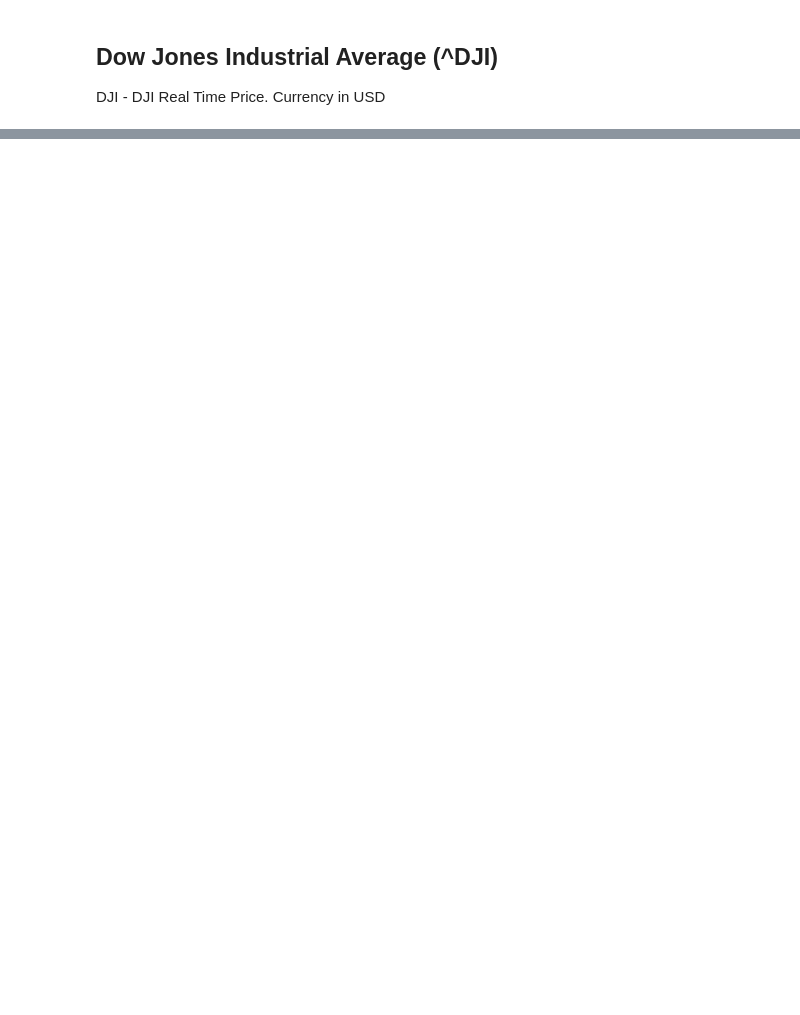
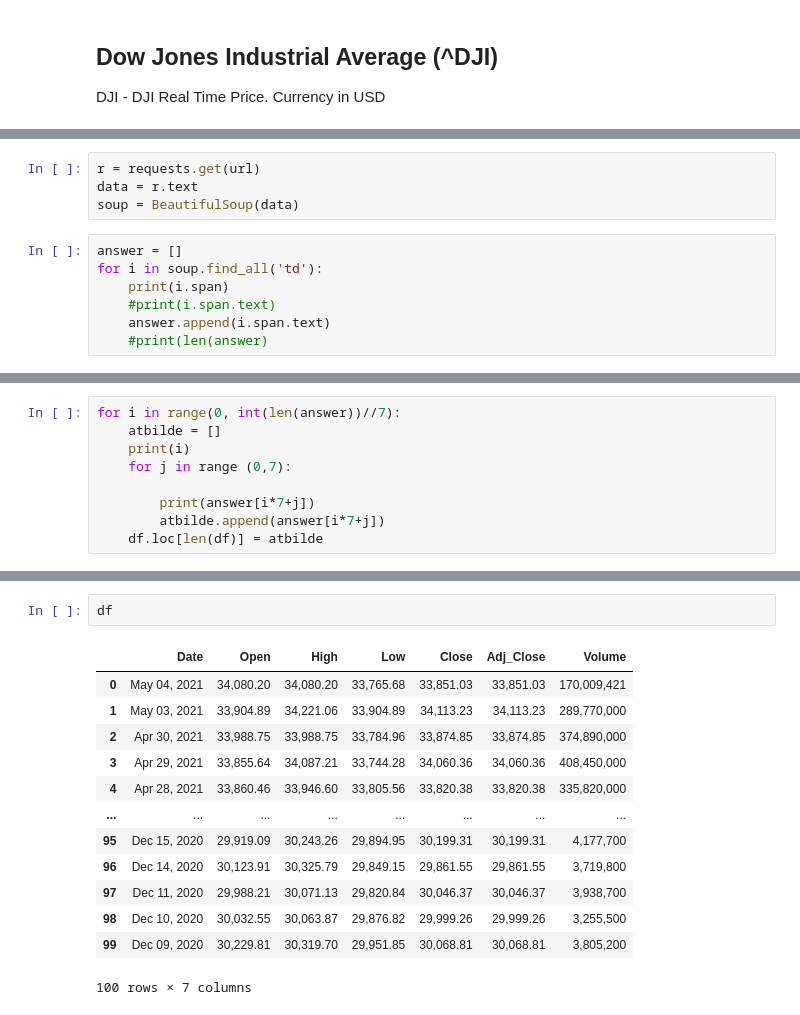
Before and after one commit to Amarilda/MscAston, a Jupyter notebook: MSC/D-pip.ipynb, the cells around one changed output, grey strips where cells are left out. Cells and saved outputs as stored; diff of their text form; blank space fills up the shorter version.

```diff
--- a/MSC/D-pip.ipynb
+++ b/MSC/D-pip.ipynb
@@ -165,0 +185,11 @@ url = "https://finance.yahoo.com/quote/%5EGSPC/history?p=%5EGSPC"
+# %%
+r = requests.get(url)
+data = r.text
+soup = BeautifulSoup(data)
+# %%
+answer = []
+for i in soup.find_all('td'):
+    print(i.span)
+    #print(i.span.text)
+    answer.append(i.span.text)
+    #print(len(answer)
@@ -165,0 +214,9 @@ url = "https://finance.yahoo.com/quote/%5EGSPC/history?p=%5EGSPC"
+# %%
+for i in range(0, int(len(answer))//7):
+    atbilde = []
+    print(i)
+    for j in range (0,7):
+
+        print(answer[i*7+j])
+        atbilde.append(answer[i*7+j])
+    df.loc[len(df)] = atbilde
@@ -165,0 +241,16 @@ url = "https://finance.yahoo.com/quote/%5EGSPC/history?p=%5EGSPC"
+# %%
+df
+# %% [output]
+|  | Date | Open | High | Low | Close | Adj_Close | Volume |
+| 0 | May 04, 2021 | 34,080.20 | 34,080.20 | 33,765.68 | 33,851.03 | 33,851.03 | 170,009,421 |
+| 1 | May 03, 2021 | 33,904.89 | 34,221.06 | 33,904.89 | 34,113.23 | 34,113.23 | 289,770,000 |
+| 2 | Apr 30, 2021 | 33,988.75 | 33,988.75 | 33,784.96 | 33,874.85 | 33,874.85 | 374,890,000 |
+| 3 | Apr 29, 2021 | 33,855.64 | 34,087.21 | 33,744.28 | 34,060.36 | 34,060.36 | 408,450,000 |
+| 4 | Apr 28, 2021 | 33,860.46 | 33,946.60 | 33,805.56 | 33,820.38 | 33,820.38 | 335,820,000 |
+| ... | ... | ... | ... | ... | ... | ... | ... |
+| 95 | Dec 15, 2020 | 29,919.09 | 30,243.26 | 29,894.95 | 30,199.31 | 30,199.31 | 4,177,700 |
+| 96 | Dec 14, 2020 | 30,123.91 | 30,325.79 | 29,849.15 | 29,861.55 | 29,861.55 | 3,719,800 |
+| 97 | Dec 11, 2020 | 29,988.21 | 30,071.13 | 29,820.84 | 30,046.37 | 30,046.37 | 3,938,700 |
+| 98 | Dec 10, 2020 | 30,032.55 | 30,063.87 | 29,876.82 | 29,999.26 | 29,999.26 | 3,255,500 |
+| 99 | Dec 09, 2020 | 30,229.81 | 30,319.70 | 29,951.85 | 30,068.81 | 30,068.81 | 3,805,200 |
+100 rows × 7 columns
```
Also changed, not shown: parts of 11 cells of this notebook.
